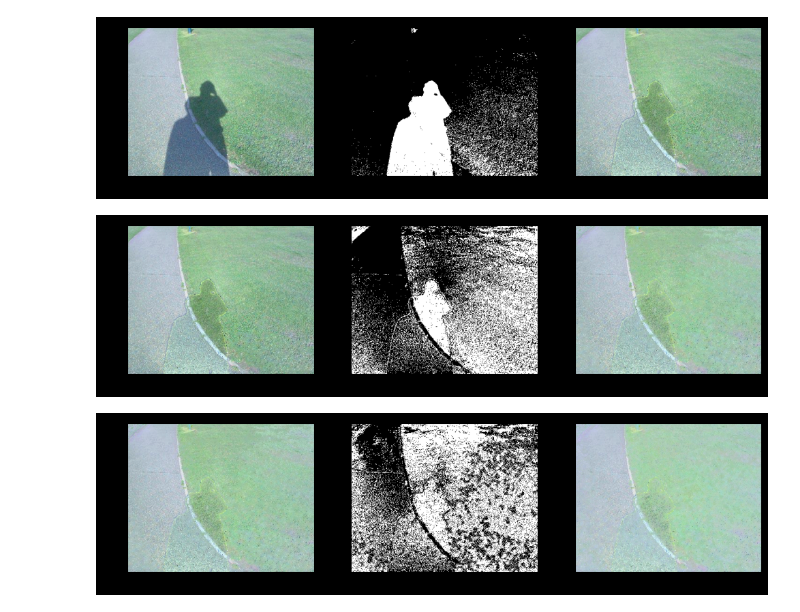
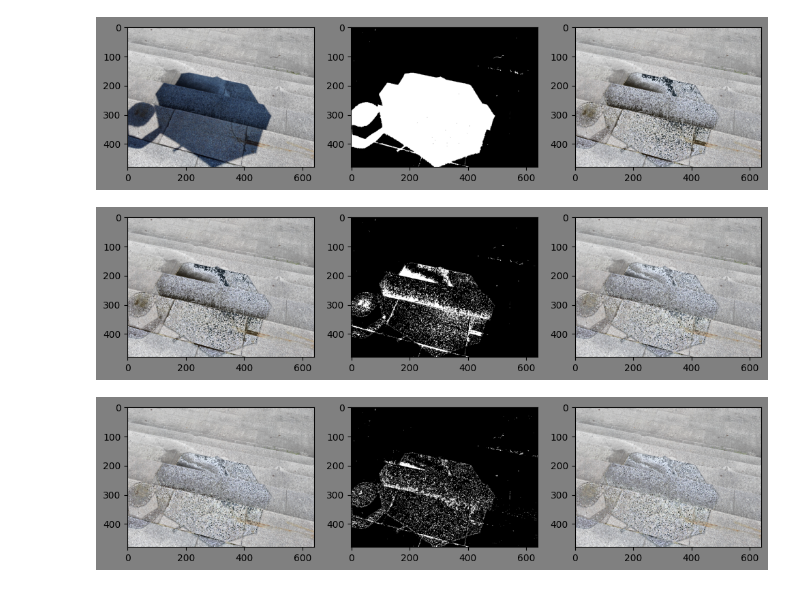
Before and after one commit to Asharma538/CV_Project, a Jupyter notebook: final.ipynb, the cells around one changed output. Cells and saved outputs as stored; diff of their text form; code cells hidden in the pictures.

```diff
--- a/final.ipynb
+++ b/final.ipynb
@@ -330,11 +342,12 @@ class ShadowRemover:
 # %%
-shadow_remover = ShadowRemover(itr=3,method='mean_shift_binarization',ab_threshold=-255,lab_adjustment=True,
-                               region_adjustment_kernel=30,shadow_dilation_kernel_size=7,shadow_dilation_iteration=7,
+shadow_remover = ShadowRemover(itr=3,method='rgb_lab_hsv',ab_threshold=-255,lab_adjustment=True,
+                               region_adjustment_kernel_size=30,shadow_dilation_kernel_size=7,shadow_dilation_iteration=7,
                                shadow_size_threshold=20,
                                verbose=False,plot_results=True)
-shadow_remover.set_image("Images/image1.jpg")
+
+shadow_remover.set_image("Images/image4.png",use_blurring=False)
 original_image_list, mask_list, removed_shadow_image_list = shadow_remover.remove_shadows()
 # %% [output]
-[figure, old version]
+[figure, new version]
-[figure, old version]
+[figure, new version]
-[figure, old version]
+[figure, new version]
```
Also changed, not shown: parts of 4 cells of this notebook, 5 other files.
